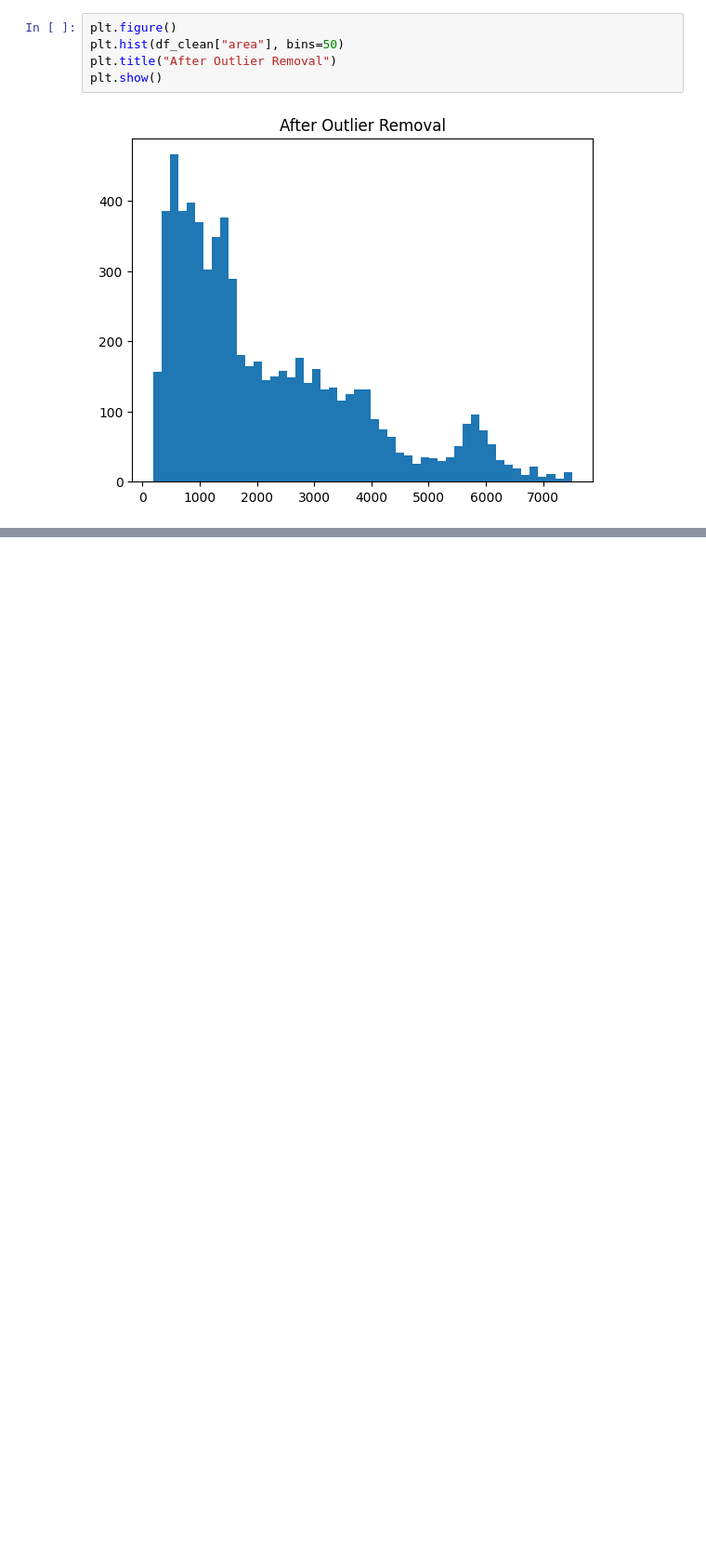
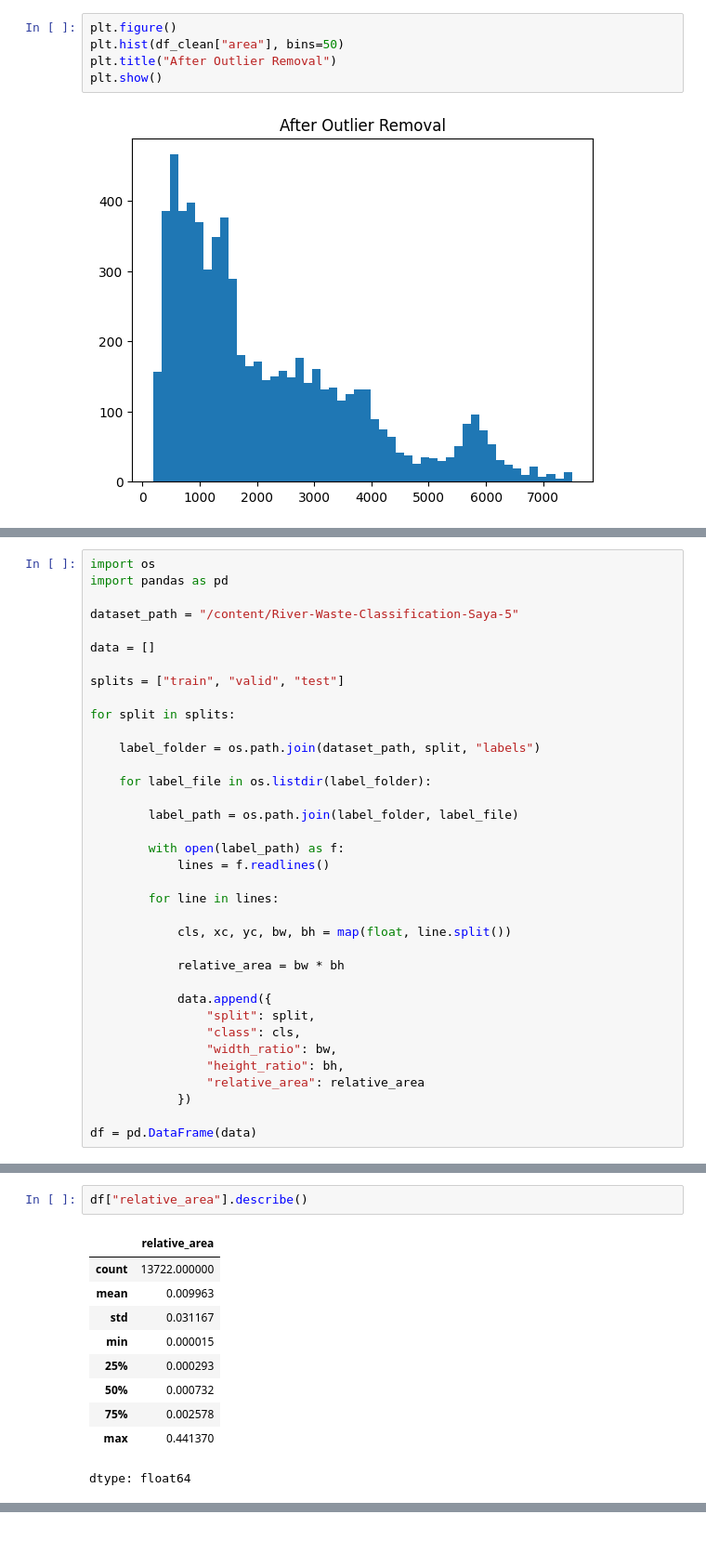
Before and after one commit to fathinahnj/skripsi, a Jupyter notebook: waste_classification_skripsi.ipynb, the cells around one changed output, grey strips where cells are left out. Shown at 93% size. Cells and saved outputs as stored; diff of their text form; blank space fills up the shorter version.

```diff
--- a/waste_classification_skripsi.ipynb
+++ b/waste_classification_skripsi.ipynb
@@ -807,0 +811,36 @@ plt.show()
+# %%
+import os
+import pandas as pd
+
+dataset_path = "/content/River-Waste-Classification-Saya-5"
+
+data = []
+
+splits = ["train", "valid", "test"]
+
+for split in splits:
+
+    label_folder = os.path.join(dataset_path, split, "labels")
+
+    for label_file in os.listdir(label_folder):
+
+        label_path = os.path.join(label_folder, label_file)
+
+        with open(label_path) as f:
+            lines = f.readlines()
+
+        for line in lines:
+
+            cls, xc, yc, bw, bh = map(float, line.split())
+
+            relative_area = bw * bh
+
+            data.append({
+                "split": split,
+                "class": cls,
+                "width_ratio": bw,
+                "height_ratio": bh,
+                "relative_area": relative_area
+            })
+
+df = pd.DataFrame(data)
@@ -807,0 +860,13 @@ plt.show()
+# %%
+df["relative_area"].describe()
+# %% [output]
+|  | relative_area |
+| count | 13722.000000 |
+| mean | 0.009963 |
+| std | 0.031167 |
+| min | 0.000015 |
+| 25% | 0.000293 |
+| 50% | 0.000732 |
+| 75% | 0.002578 |
+| max | 0.441370 |
+dtype: float64
```
Also changed, not shown: parts of 9 cells of this notebook.
